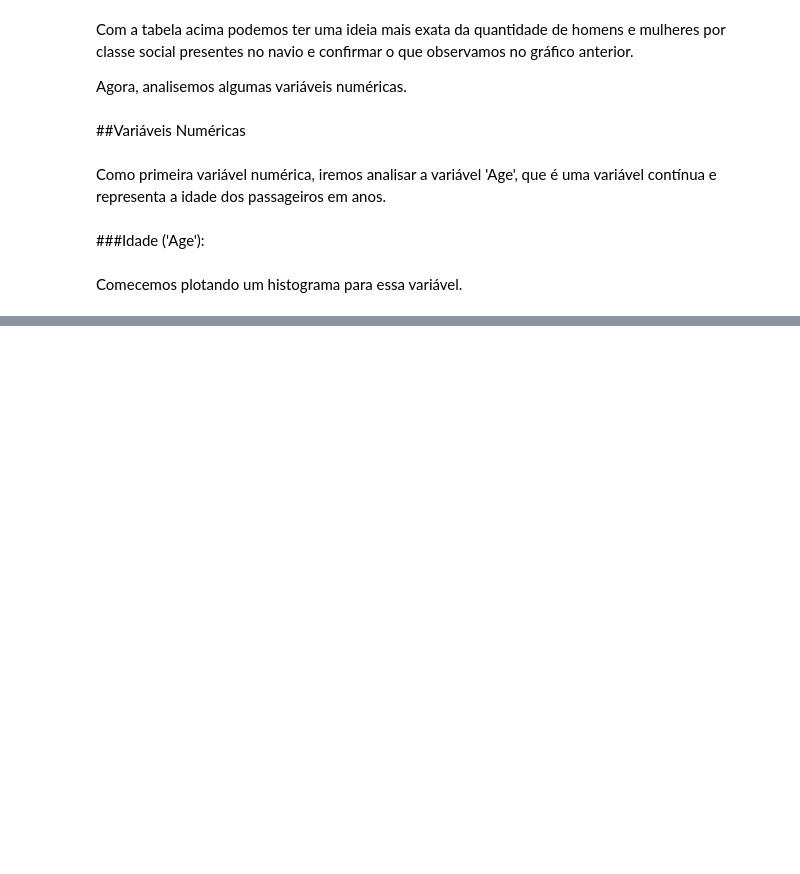
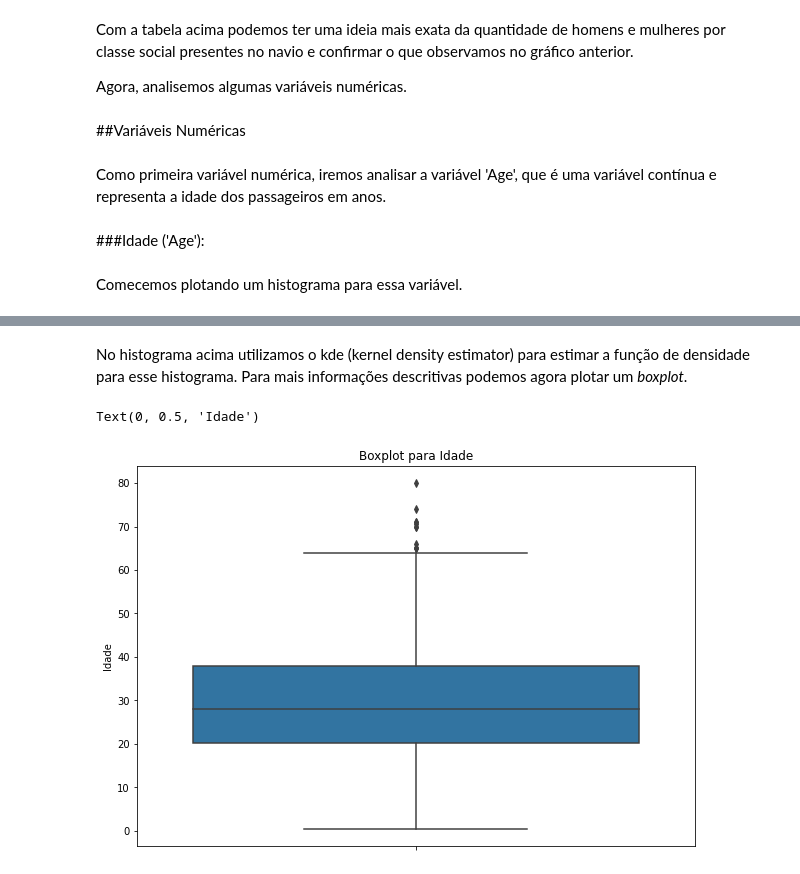
Before and after one commit to kauecapellato/Titanic_Case, a Jupyter notebook: Titanic_Case.ipynb, the cells around one changed output, grey strips where cells are left out. Cells and saved outputs as stored; diff of their text form; code cells hidden in the pictures; blank space fills up the shorter version.

```diff
--- a/Titanic_Case.ipynb
+++ b/Titanic_Case.ipynb
@@ -346,0 +344,10 @@ treino['Age'].dropna()
+# %% [markdown]
+No histograma acima utilizamos o kde (kernel density estimator) para estimar a função de densidade para esse histograma. Para mais informações descritivas podemos agora plotar um *boxplot*.
+# %%
+plt.figure(figsize = (10,7))
+sns.boxplot(y = 'Age', data = treino)
+plt.title("Boxplot para Idade")
+plt.ylabel('Idade')
+# %% [output]
+Text(0, 0.5, 'Idade')
+[figure, added]
```
Also changed, not shown: parts of 12 cells of this notebook.
